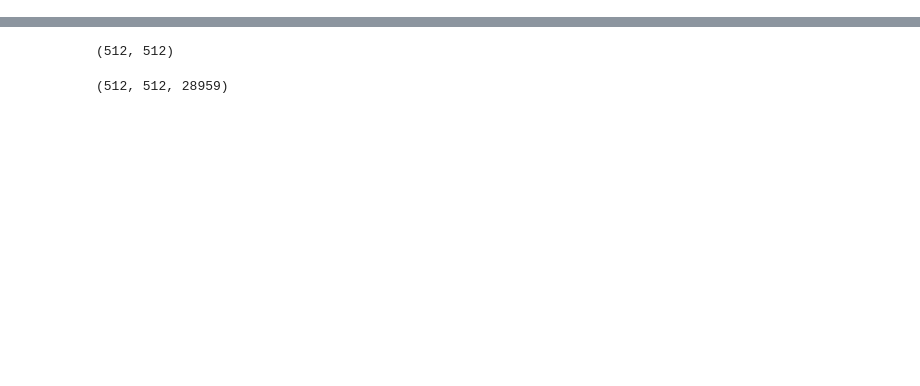
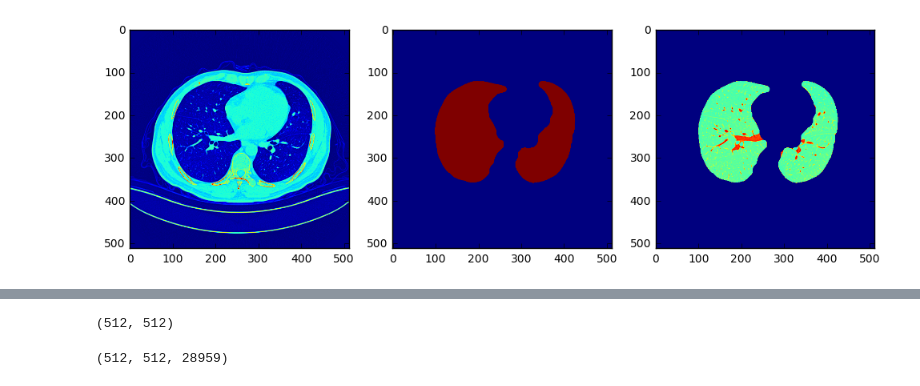
Before and after one commit to tjliupeng/Medical, a Jupyter notebook: DicomAnalysis/Dicom-reader.ipynb, the cells around one changed output, grey strips where cells are left out. Saved outputs shown, nothing was run; the diff lists cells and outputs as text; code cells hidden in the pictures; blank space fills up the shorter version.

```diff
--- a/DicomAnalysis/Dicom-reader.ipynb
+++ b/DicomAnalysis/Dicom-reader.ipynb
@@ -36,0 +204,59 @@ patient_dcms=load_dcm(Dicom_folder)
+# %%
+def rescaleDicom(dcm):
+    dcm.image = dcm.pixel_array * dcm.RescaleSlope + dcm.RescaleIntercept
+
+def segmentDicom(dcms):
+    img = dcms[ int(len(dcms)/2) ].image.copy()
+
+    # threshold HU > -300
+    img[img>-300] = 255
+    img[img<-300] = 0
+    img = np.uint8(img)
+
+    imgcopy = img.copy() # For opencv 3.1, doesn't need in 3.2
+    # find surrounding torso from the threshold and make a mask
+    im2, contours, _ = cv2.findContours(img,cv2.RETR_LIST,cv2.CHAIN_APPROX_SIMPLE)
+    largest_contour = max(contours, key=cv2.contourArea)
+    mask = np.zeros(img.shape, np.uint8)
+    cv2.fillPoly(mask, [largest_contour], 255)
+
+    img = imgcopy.copy() # For opencv 3.1, doesn't need in 3.2
+    # apply mask to threshold image to remove outside. this is our new mask
+    img = ~img
+    img[(mask == 0)] = 0 # <-- Larger than threshold value
+
+    # apply closing to the mask
+    kernel = cv2.getStructuringElement(cv2.MORPH_ELLIPSE,(15,15))
+    img = cv2.morphologyEx(img, cv2.MORPH_OPEN, kernel)  # <- to remove speckles...
+    img = cv2.morphologyEx(img, cv2.MORPH_DILATE, kernel)
+    img = cv2.morphologyEx(img, cv2.MORPH_DILATE, kernel)
+    img = cv2.morphologyEx(img, cv2.MORPH_CLOSE, kernel)
+    img = cv2.morphologyEx(img, cv2.MORPH_CLOSE, kernel)
+    img = cv2.morphologyEx(img, cv2.MORPH_ERODE, kernel)
+    img = cv2.morphologyEx(img, cv2.MORPH_ERODE, kernel)
+
+    # apply mask to image
+    img2 = dcms[ int(len(dcms)/2) ].image.copy()
+    img2[(img == 0)] = -2000 # <-- Larger than threshold value
+
+    # closing
+    #sorted_contours = sorted(contours, key=cv2.contourArea, reverse=True)
+    #largest_contour = max(contours, key=cv2.contourArea)
+    #rgb = cv2.cvtColor(img,cv2.COLOR_GRAY2RGB)
+    #aaa = np.concatenate( sorted_contours[1:3] )
+    #cv2.drawContours(rgb, [cv2.convexHull(aaa)], -1, (0,255,0), 3)
+
+    plt.figure(figsize=(12, 12))
+    plt.subplot(131)
+    plt.imshow(dcms[ int(len(dcms)/2) ].image)
+    plt.subplot(132)
+    plt.imshow(img)
+    plt.subplot(133)
+    plt.imshow(img2)
+    plt.show()
+
+for dcm in dcms:
+    rescaleDicom(dcm)
+segmentDicom(dcms)
+# %% [output]
+[figure, added]
```
Also changed, not shown: parts of 15 cells of this notebook, 2 other files.
